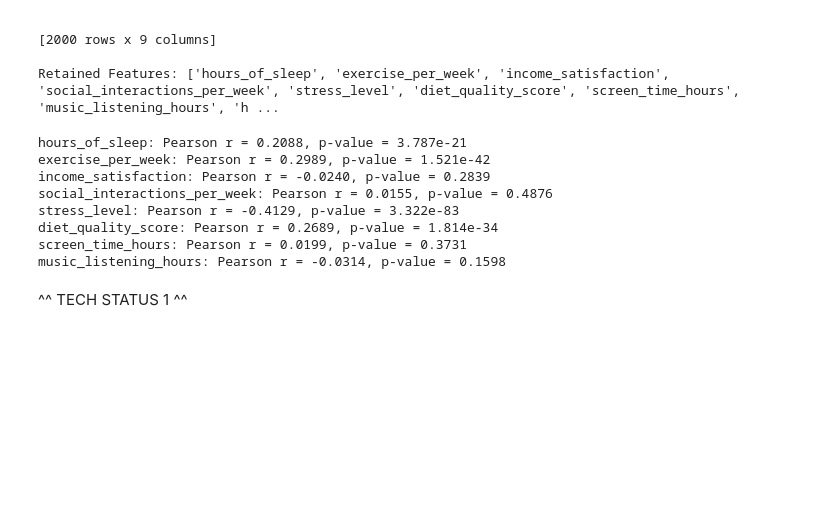
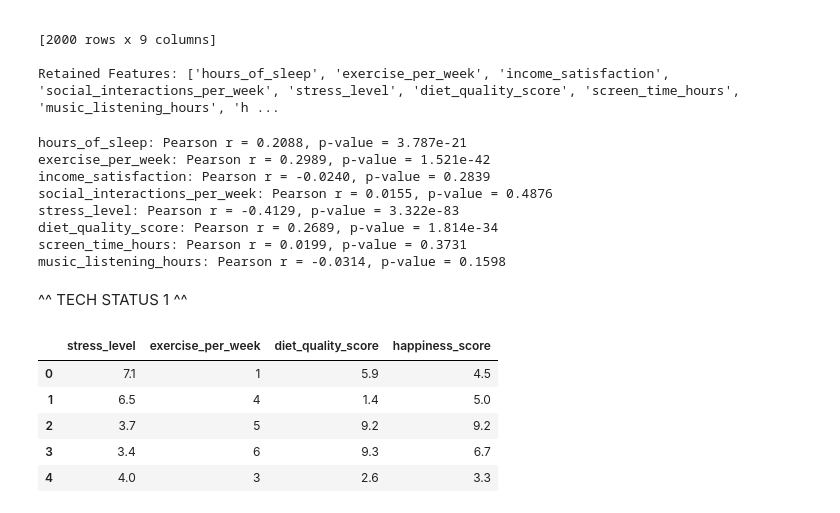
Before and after one commit to Aashu-P/dtsc-3101-final-project, a Jupyter notebook: final project.ipynb, the cells around one changed output. Saved outputs shown, nothing was run; the diff lists cells and outputs as text; code cells hidden in the pictures; blank space fills up the shorter version.

```diff
--- a/final project.ipynb
+++ b/final project.ipynb
@@ -289,6 +289,17 @@ music_listening_hours: Pearson r = -0.0314, p-value = 0.1598
 ## 'How does stress level, exercise per week, and diet quality score predict happiness score?'
 # %% [markdown]
 ^^ TECH STATUS 1 ^^
+# %%
+# Create a new DataFrame with only the selected predictors and the target variable
+df_selected = df[['stress_level', 'exercise_per_week', 'diet_quality_score', 'happiness_score']]
+df_selected.head()
+# %% [output]
+|  | stress_level | exercise_per_week | diet_quality_score | happiness_score |
+| 0 | 7.1 | 1 | 5.9 | 4.5 |
+| 1 | 6.5 | 4 | 1.4 | 5.0 |
+| 2 | 3.7 | 5 | 9.2 | 9.2 |
+| 3 | 3.4 | 6 | 9.3 | 6.7 |
+| 4 | 4.0 | 3 | 2.6 | 3.3 |
 # %%
 from sklearn.preprocessing import StandardScaler
 
```
Also changed, not shown: parts of 9 cells of this notebook.
